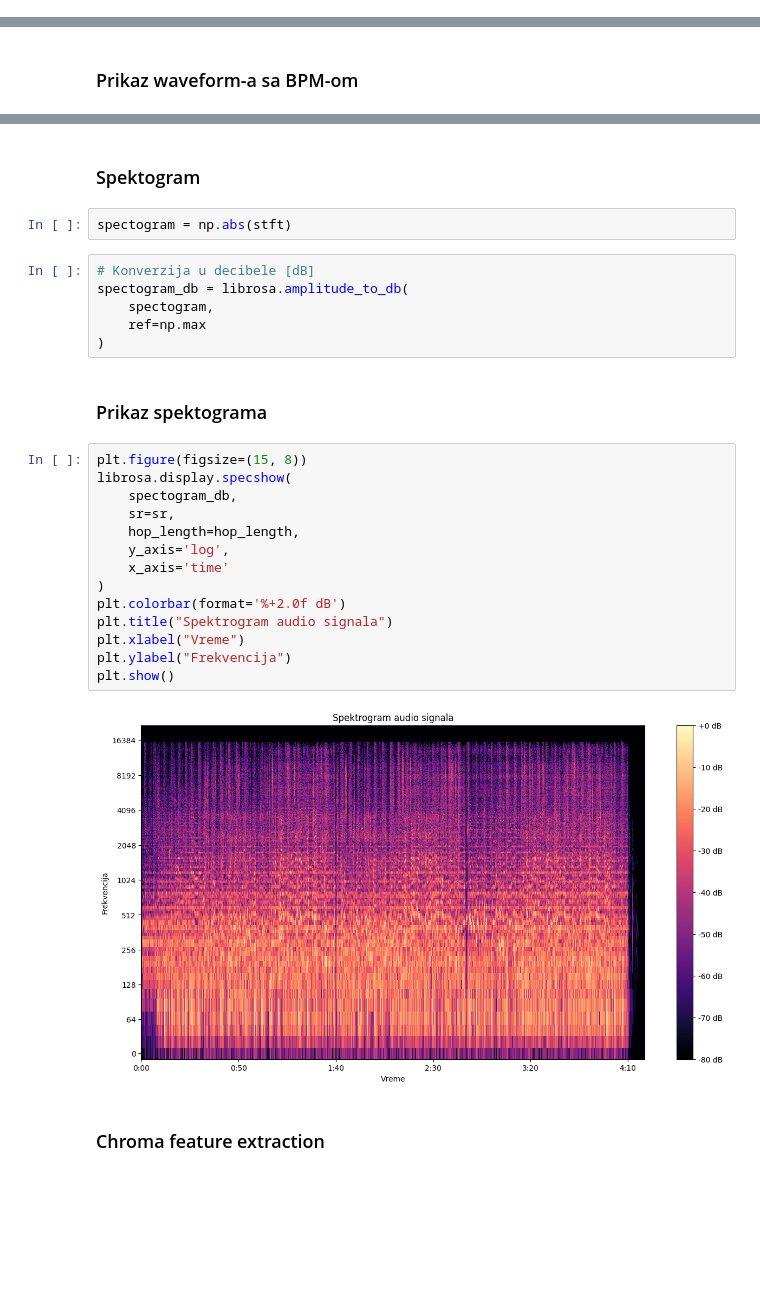
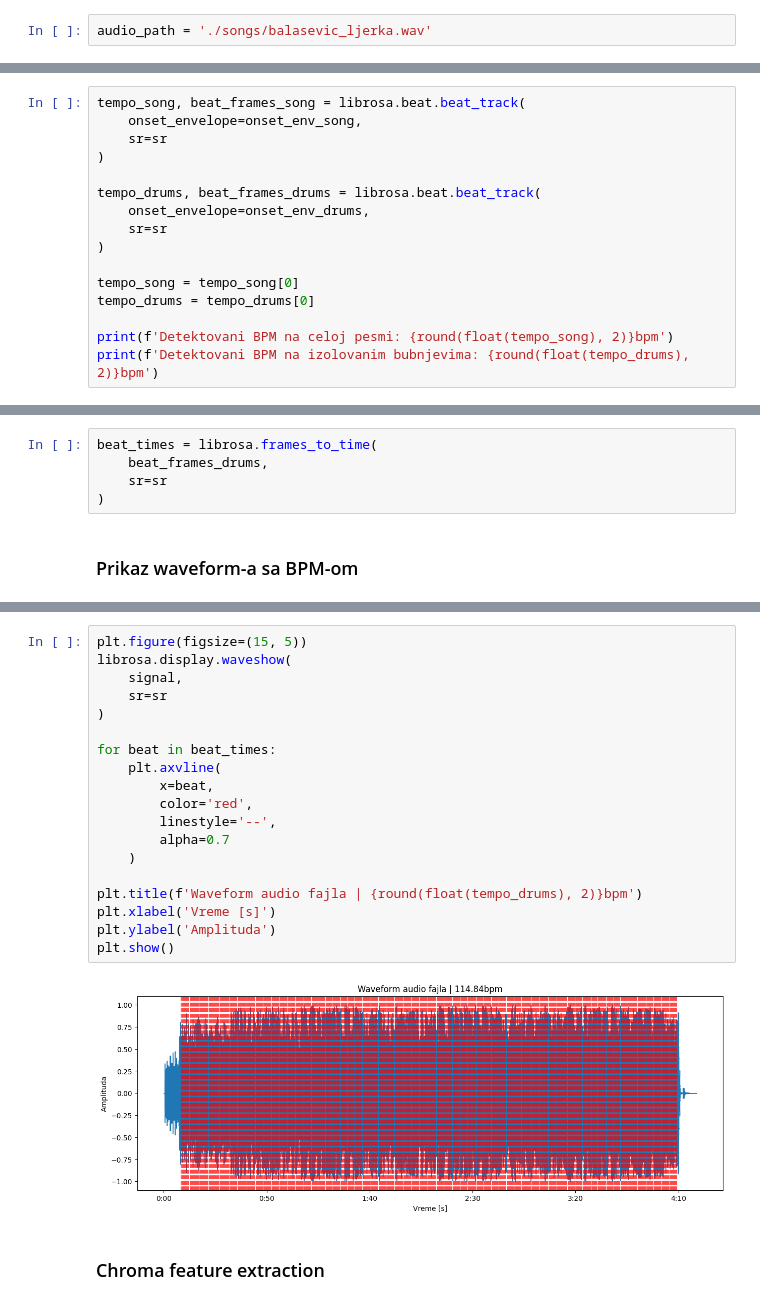
Before and after one commit to maslesa/WaveSplitNotebook, a Jupyter notebook: wave_split.ipynb, the cells around one changed output, grey strips where cells are left out. Drawn from its saved outputs; the diff is of its cells as text; blank space fills up the shorter version.

Commit message:
[feat]: add BPM detection on original audio and isolated drums

```diff
--- a/wave_split.ipynb
+++ b/wave_split.ipynb
@@ -81,2 +16,4 @@ Sačuvano: ./separated\bob_marley_three_little_birds\bob_marley_three_little_bir
+# %%
+audio_path = './songs/balasevic_ljerka.wav'
 # %% [markdown]
 ### Učitavanje audio fajla - pesme
@@ -158,0 +177,16 @@ beat_times = librosa.frames_to_time(
+# %%
+tempo_song, beat_frames_song = librosa.beat.beat_track(
+    onset_envelope=onset_env_song,
+    sr=sr
+)
+
+tempo_drums, beat_frames_drums = librosa.beat.beat_track(
+    onset_envelope=onset_env_drums,
+    sr=sr
+)
+
+tempo_song = tempo_song[0]
+tempo_drums = tempo_drums[0]
+
+print(f'Detektovani BPM na celoj pesmi: {round(float(tempo_song), 2)}bpm')
+print(f'Detektovani BPM na izolovanim bubnjevima: {round(float(tempo_drums), 2)}bpm')
@@ -159,2 +200,7 @@ beat_times = librosa.frames_to_time(
+# %%
+beat_times = librosa.frames_to_time(
+    beat_frames_drums,
+    sr=sr
+)
 # %% [markdown]
 ### Prikaz waveform-a sa BPM-om
@@ -193,31 +207,24 @@ stft = librosa.stft(
-# %% [markdown]
-### Spektogram
-# %%
-spectogram = np.abs(stft)
-# %%
-# Konverzija u decibele [dB]
-spectogram_db = librosa.amplitude_to_db(
-    spectogram,
-    ref=np.max
-)
-# %% [markdown]
-### Prikaz spektograma
-# %%
-plt.figure(figsize=(15, 8))
-librosa.display.specshow(
-    spectogram_db,
-    sr=sr,
-    hop_length=hop_length,
-    y_axis='log',
-    x_axis='time'
-)
-plt.colorbar(format='%+2.0f dB')
-plt.title("Spektrogram audio signala")
-plt.xlabel("Vreme")
-plt.ylabel("Frekvencija")
-plt.show()
-# %% [output]
-[figure, removed]
+# %%
+plt.figure(figsize=(15, 5))
+librosa.display.waveshow(
+    signal,
+    sr=sr
+)
+
+for beat in beat_times:
+    plt.axvline(
+        x=beat,
+        color='red',
+        linestyle='--',
+        alpha=0.7
+    )
+
+plt.title(f'Waveform audio fajla | {round(float(tempo_drums), 2)}bpm')
+plt.xlabel('Vreme [s]')
+plt.ylabel('Amplituda')
+plt.show()
+# %% [output]
+[figure, added]
 # %% [markdown]
 ### Chroma feature extraction
 # %% [markdown]
```
Also changed, not shown: parts of 41 cells of this notebook, 1 other file.
